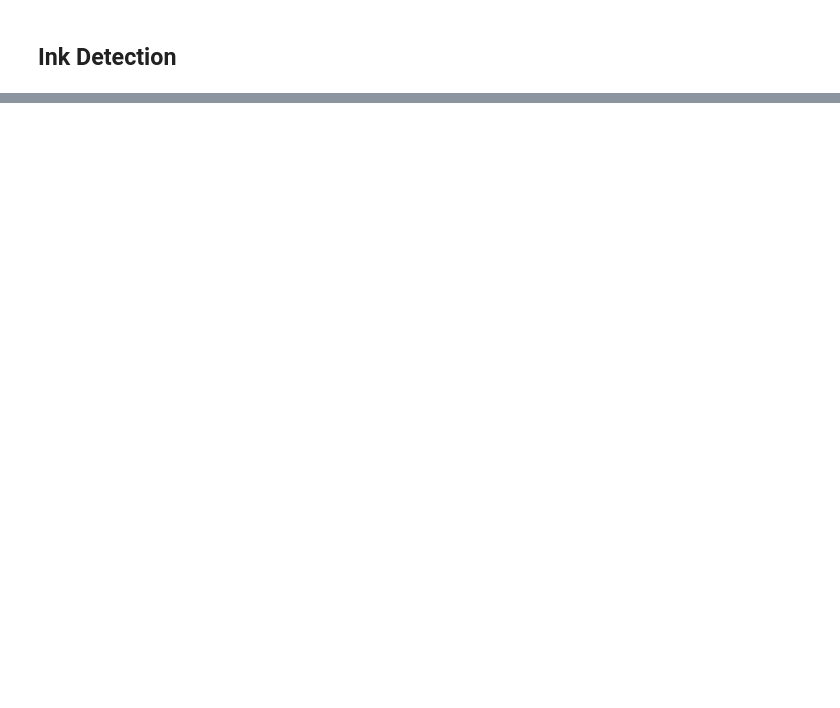
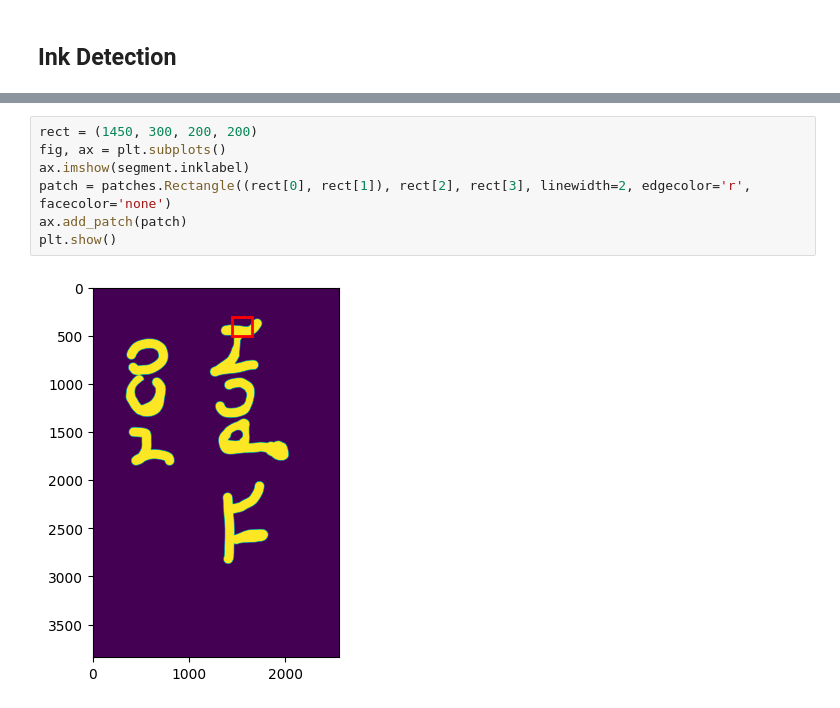
Before and after one commit to ScrollPrize/vesuvius, a Jupyter notebook: notebooks/example3_ink_detection.ipynb, the cells around one changed output, grey strips where cells are left out. Saved outputs shown, nothing was run; the diff lists cells and outputs as text; blank space fills up the shorter version.

```diff
--- a/notebooks/example3_ink_detection.ipynb
+++ b/notebooks/example3_ink_detection.ipynb
@@ -79,0 +114,9 @@ plt.show()
+# %%
+rect = (1450, 300, 200, 200)
+fig, ax = plt.subplots()
+ax.imshow(segment.inklabel)
+patch = patches.Rectangle((rect[0], rect[1]), rect[2], rect[3], linewidth=2, edgecolor='r', facecolor='none')
+ax.add_patch(patch)
+plt.show()
+# %% [output]
+[figure, added]
```
Also changed, not shown: parts of 14 cells of this notebook.
